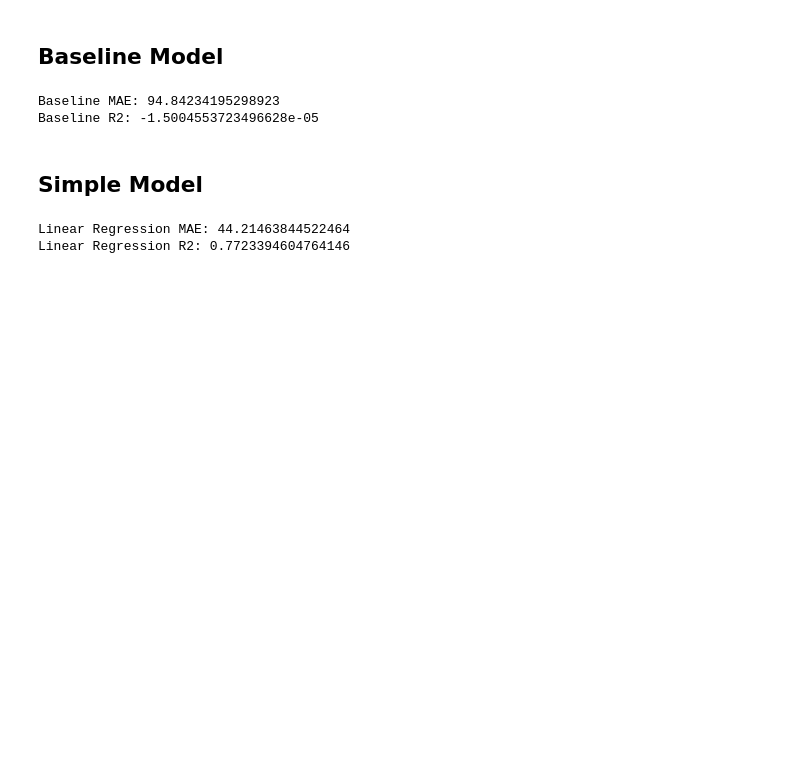
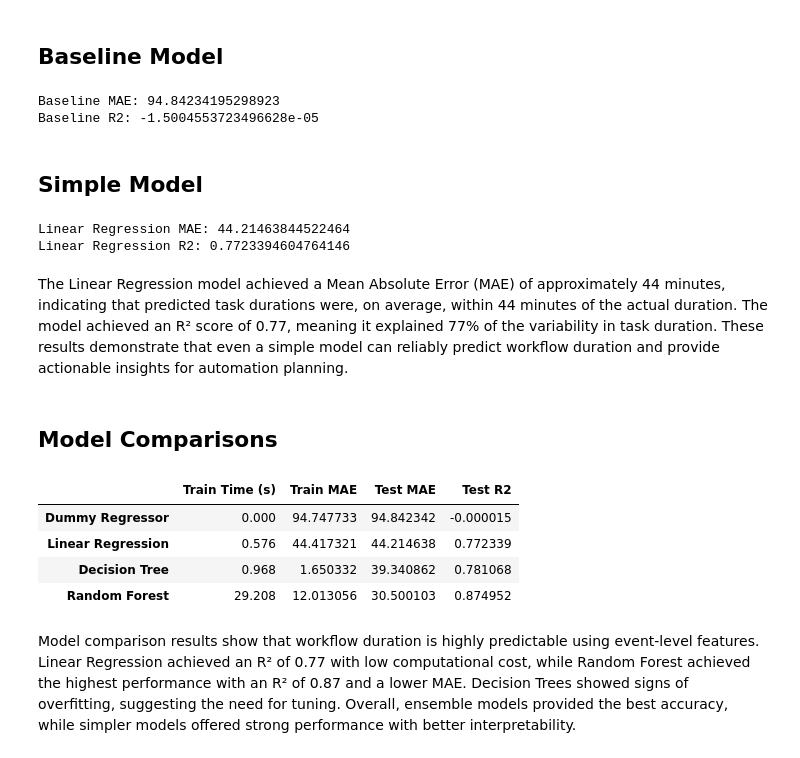
Before and after one commit to creyes25/ML-AI-Capstone-Project, a Jupyter notebook: Capstone_Jupyter.ipynb, the cells around one changed output. Drawn from its saved outputs; the diff is of its cells as text; code cells hidden in the pictures; blank space fills up the shorter version.

Commit message:
compared different models to be able to analyze the best model to use

```diff
--- a/Capstone_Jupyter.ipynb
+++ b/Capstone_Jupyter.ipynb
@@ -357,3 +357,7 @@ print("Linear Regression R2:", r2_score(y_test, lin_preds))
 # %% [output]
 Linear Regression MAE: 44.21463844522464
 Linear Regression R2: 0.7723394604764146
+# %% [markdown]
+The Linear Regression model achieved a Mean Absolute Error (MAE) of approximately 44 minutes, indicating that predicted task durations were, on average, within 44 minutes of the actual duration. The model achieved an R² score of 0.77, meaning it explained 77% of the variability in task duration. These results demonstrate that even a simple model can reliably predict workflow duration and provide actionable insights for automation planning.
+# %% [markdown]
+## Model Comparisons
@@ -359,0 +366,54 @@ Linear Regression R2: 0.7723394604764146
+# %%
+# function that evaluates a model and returns performance metrics
+def evaluate_model(model, X_train, X_test, y_train, y_test):
+    start = time.time()
+    model.fit(X_train, y_train)
+    train_time = time.time() - start
+
+    train_preds = model.predict(X_train)
+    test_preds = model.predict(X_test)
+
+    return {
+        "Train Time (s)": round(train_time, 3),
+        "Train MAE": mean_absolute_error(y_train, train_preds),
+        "Test MAE": mean_absolute_error(y_test, test_preds),
+        "Test R2": r2_score(y_test, test_preds)
+    }
+# %%
+
+from sklearn.tree import DecisionTreeRegressor
+from sklearn.ensemble import RandomForestRegressor
+
+
+results = {}
+
+results["Dummy Regressor"] = evaluate_model(
+    DummyRegressor(strategy="mean"),
+    X_train, X_test, y_train, y_test
+)
+
+results["Linear Regression"] = evaluate_model(
+    LinearRegression(),
+    X_train, X_test, y_train, y_test
+)
+
+results["Decision Tree"] = evaluate_model(
+    DecisionTreeRegressor(random_state=42),
+    X_train, X_test, y_train, y_test
+)
+
+results["Random Forest"] = evaluate_model(
+    RandomForestRegressor(n_estimators=50, random_state=42),
+    X_train, X_test, y_train, y_test
+)
+
+comparison_df = pd.DataFrame(results).T
+comparison_df
+# %% [output]
+|  | Train Time (s) | Train MAE | Test MAE | Test R2 |
+| Dummy Regressor | 0.000 | 94.747733 | 94.842342 | -0.000015 |
+| Linear Regression | 0.576 | 44.417321 | 44.214638 | 0.772339 |
+| Decision Tree | 0.968 | 1.650332 | 39.340862 | 0.781068 |
+| Random Forest | 29.208 | 12.013056 | 30.500103 | 0.874952 |
+# %% [markdown]
+Model comparison results show that workflow duration is highly predictable using event-level features. Linear Regression achieved an R² of 0.77 with low computational cost, while Random Forest achieved the highest performance with an R² of 0.87 and a lower MAE. Decision Trees showed signs of overfitting, suggesting the need for tuning. Overall, ensemble models provided the best accuracy, while simpler models offered strong performance with better interpretability.
```
Also changed, not shown: parts of 1 cell of this notebook.
